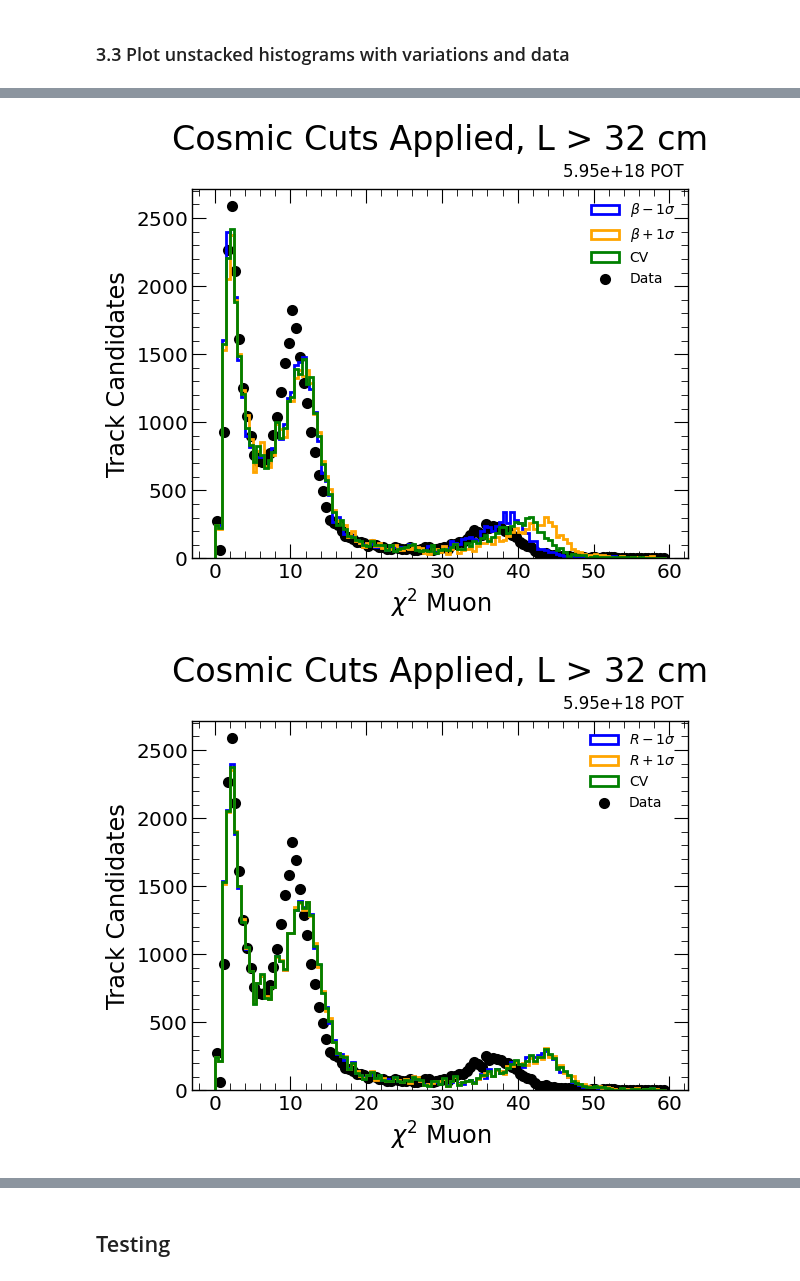
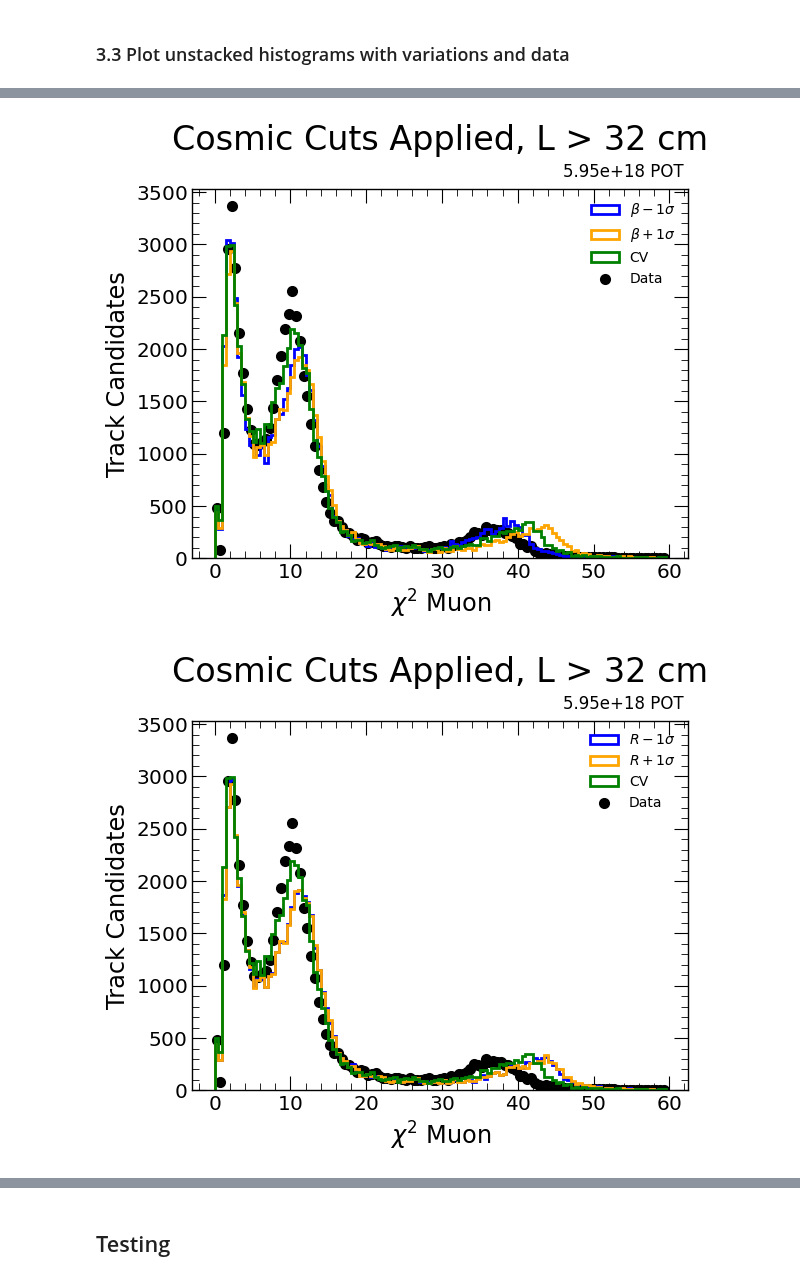
Before and after one commit to sungbinoh/cafpyana, a Jupyter notebook: analysis_village/numuincl/particle_fm.ipynb, the cells around one changed output, grey strips where cells are left out. Drawn from its saved outputs; the diff is of its cells as text; code cells hidden in the pictures.

```diff
--- a/analysis_village/numuincl/particle_fm.ipynb
+++ b/analysis_village/numuincl/particle_fm.ipynb
@@ -178,12 +180,12 @@ for key in mc_lowe_hdr_keys:
 print(f'POT_MC_LOWE: {POT_MC_LOWE:.2e}')
 
 LIVETIME_OFFBEAM = 0
-for key in offbeam_genevt_keys:
-  genevt_offbeam = pd.read_hdf(OFFBEAM_FNAME,key=key)
-  LIVETIME_OFFBEAM += genevt_offbeam.TotalGenEvents.values.sum()
-# for key in offbeam_hdr_keys:
-#   hdr_offbeam = pd.read_hdf(OFFBEAM_FNAME,key=key)
-#   LIVETIME_OFFBEAM += hdr_offbeam.ngenevt.values.sum()
+# for key in offbeam_genevt_keys:
+#   genevt_offbeam = pd.read_hdf(OFFBEAM_FNAME,key=key)
+#   LIVETIME_OFFBEAM += genevt_offbeam.TotalGenEvents.values.sum()
+for key in offbeam_hdr_keys:
+  hdr_offbeam = pd.read_hdf(OFFBEAM_FNAME,key=key)
+  LIVETIME_OFFBEAM += hdr_offbeam.noffbeambnb.values.sum()
 print(f'LIVETIME_OFFBEAM: {LIVETIME_OFFBEAM:.2e}')
 
 LIVETIME_DATA = 0
@@ -564,12 +570,12 @@ fig.show()
 #Alpha variables - muon
 alpha_muon_keys = ['pfp.trk.chi2pid.I2.chi2_muon_alpha_embm1',
               'pfp.trk.chi2pid.I2.chi2_muon_alpha_embp1',
-              'pfp.trk.chi2pid.I2.chi2_muon_alpha_emb00',
+              'pfp.trk.chi2pid.I2.chi2_muon',
               ]
 alpha_muon_cols = trk_mc_nocosmic.get_key(alpha_muon_keys)
 alpha_proton_keys = ['pfp.trk.chi2pid.I2.chi2_proton_alpha_embm1',
               'pfp.trk.chi2pid.I2.chi2_proton_alpha_embp1',
-              'pfp.trk.chi2pid.I2.chi2_proton_alpha_emb00',
+              'pfp.trk.chi2pid.I2.chi2_proton',
               ]
 alpha_proton_cols = trk_mc_nocosmic.get_key(alpha_proton_keys)
 
@@ -578,12 +584,12 @@ alpha_labels = [r'$\alpha - 1\sigma$',r'$\alpha + 1\sigma$',r'CV']
 #Beta variables - muon
 beta_muon_keys = ['pfp.trk.chi2pid.I2.chi2_muon_beta_90m1',
              'pfp.trk.chi2pid.I2.chi2_muon_beta_90p1',
-             'pfp.trk.chi2pid.I2.chi2_muon_beta_9000',
+             'pfp.trk.chi2pid.I2.chi2_muon',
              ]
 beta_muon_cols = trk_mc_nocosmic.get_key(beta_muon_keys)
 beta_proton_keys = ['pfp.trk.chi2pid.I2.chi2_proton_beta_90m1',
              'pfp.trk.chi2pid.I2.chi2_proton_beta_90p1',
-             'pfp.trk.chi2pid.I2.chi2_proton_beta_9000',
+             'pfp.trk.chi2pid.I2.chi2_proton',
              ]
 beta_proton_cols = trk_mc_nocosmic.get_key(beta_proton_keys)
 beta_labels = [r'$\beta - 1\sigma$',r'$\beta + 1\sigma$',r'CV']
@@ -591,14 +597,28 @@ beta_labels = [r'$\beta - 1\sigma$',r'$\beta + 1\sigma$',r'CV']
 #Recombination variables
 r_muon_keys = ['pfp.trk.chi2pid.I2.chi2_muon_R_embm1',
               'pfp.trk.chi2pid.I2.chi2_muon_R_embp1',
-              'pfp.trk.chi2pid.I2.chi2_muon_R_emb00',
+              'pfp.trk.chi2pid.I2.chi2_muon',
               ]
 r_muon_cols = trk_mc_nocosmic.get_key(r_muon_keys)
 r_proton_keys = ['pfp.trk.chi2pid.I2.chi2_proton_R_embm1',
               'pfp.trk.chi2pid.I2.chi2_proton_R_embp1',
-              'pfp.trk.chi2pid.I2.chi2_proton_R_emb00',]
+              'pfp.trk.chi2pid.I2.chi2_proton',]
 r_proton_cols = trk_mc_nocosmic.get_key(r_proton_keys)
 r_labels = [r'$R - 1\sigma$',r'$R + 1\sigma$',r'CV']
+
+#Gain variables
+gain_muon_keys = ['pfp.trk.chi2pid.I2.chi2_muon_c_cal_fracm1',
+                  'pfp.trk.chi2pid.I2.chi2_muon_c_cal_fracp1',
+                  'pfp.trk.chi2pid.I2.chi2_muon',
+                  ]
+gain_muon_cols = trk_mc_nocosmic.get_key(gain_muon_keys)
+gain_proton_keys = ['pfp.trk.chi2pid.I2.chi2_proton_c_cal_fracm1',
+                   'pfp.trk.chi2pid.I2.chi2_proton_c_cal_fracp1',
+                   'pfp.trk.chi2pid.I2.chi2_proton',
+                   ]
+gain_proton_cols = trk_mc_nocosmic.get_key(gain_proton_keys)
+gain_labels = [r'$C_{gain} - 1\sigma$',r'$C_{gain} + 1\sigma$',r'CV']
+
 colors = ['blue','orange','green']
 # %%
 #Muon chi2
@@ -606,17 +626,20 @@ chi2_bins = np.arange(0,60,0.5)
 fig1,ax1 = plt.subplots()
 fig2,ax2 = plt.subplots()
 fig3,ax3 = plt.subplots()
+fig4,ax4 = plt.subplots()
 for i,(col,label,color) in enumerate(zip(alpha_muon_cols,alpha_labels,colors)):
   ax1.hist(trk_mc_nocosmic.data[col],weights=trk_mc_nocosmic.data.genweight,bins=chi2_bins,color=color,label=label,histtype='step')
 for i,(col,label,color) in enumerate(zip(beta_muon_cols,beta_labels,colors)):
   ax2.hist(trk_mc_nocosmic.data[col],weights=trk_mc_nocosmic.data.genweight,bins=chi2_bins,color=color,label=label,histtype='step')
 for i,(col,label,color) in enumerate(zip(r_muon_cols,r_labels,colors)):
   ax3.hist(trk_mc_nocosmic.data[col],weights=trk_mc_nocosmic.data.genweight,bins=chi2_bins,color=color,label=label,histtype='step')
+for i,(col,label,color) in enumerate(zip(gain_muon_cols,gain_labels,colors)):
+  ax4.hist(trk_mc_nocosmic.data[col],weights=trk_mc_nocosmic.data.genweight,bins=chi2_bins,color=color,label=label,histtype='step')
 #Data
 counts, bin_edges = np.histogram(trk_data_nocosmic.data.pfp.trk.chi2pid.I2.chi2_muon,
                                   bins=chi2_bins)
 bin_centers = (bin_edges[:-1] + bin_edges[1:]) / 2
-for ax in (ax1,ax2,ax3):
+for ax in (ax1,ax2,ax3,ax4):
   ax.scatter(bin_centers, counts, color='black', label='Data')
   ax.legend()
   ax.set_xlabel(r'$\chi^2$ Muon')
@@ -630,4 +653,5 @@ fig3.show()
 plotters.save_plot('chi2_muon_alpha',fig=fig1,folder_name=f'{PLOT_DIR}/chi2')
 plotters.save_plot('chi2_muon_beta',fig=fig2,folder_name=f'{PLOT_DIR}/chi2')
 plotters.save_plot('chi2_muon_R',fig=fig3,folder_name=f'{PLOT_DIR}/chi2')
+plotters.save_plot('chi2_muon_gain',fig=fig4,folder_name=f'{PLOT_DIR}/chi2')
 # %% [output]
@@ -635,2 +659,2 @@ plotters.save_plot('chi2_muon_R',fig=fig3,folder_name=f'{PLOT_DIR}/chi2')
-[figure, old version]
+[figure, new version]
-[figure, old version]
+[figure, new version]
```
Also changed, not shown: parts of 27 cells of this notebook, 29 other files.
